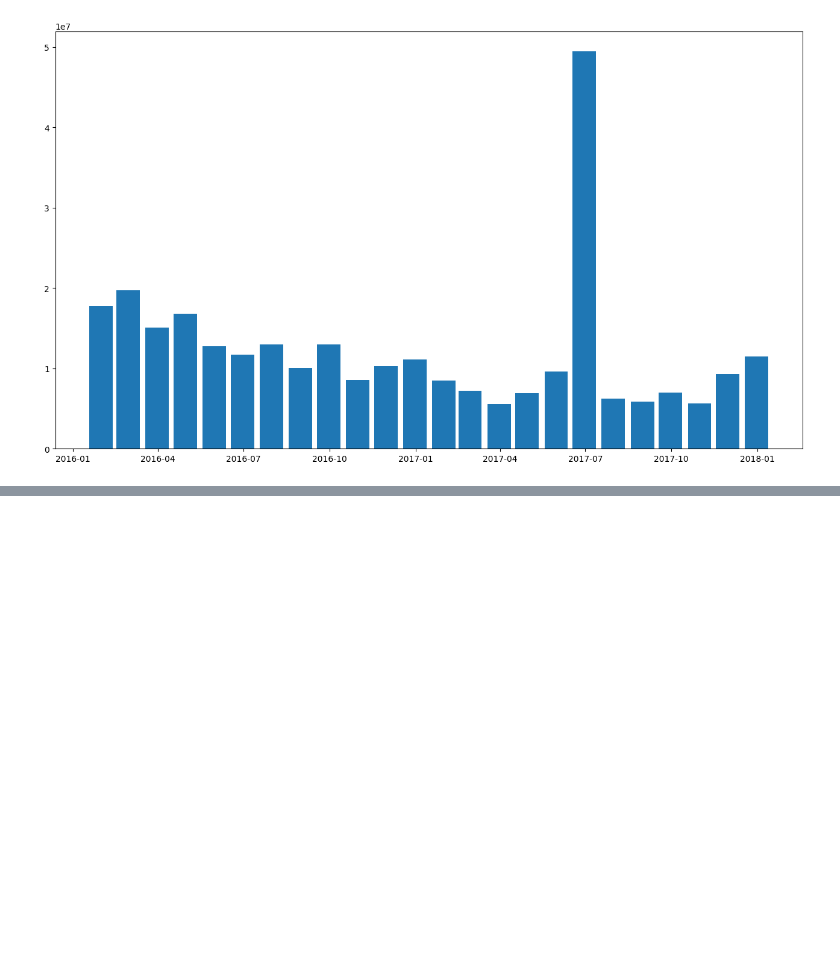
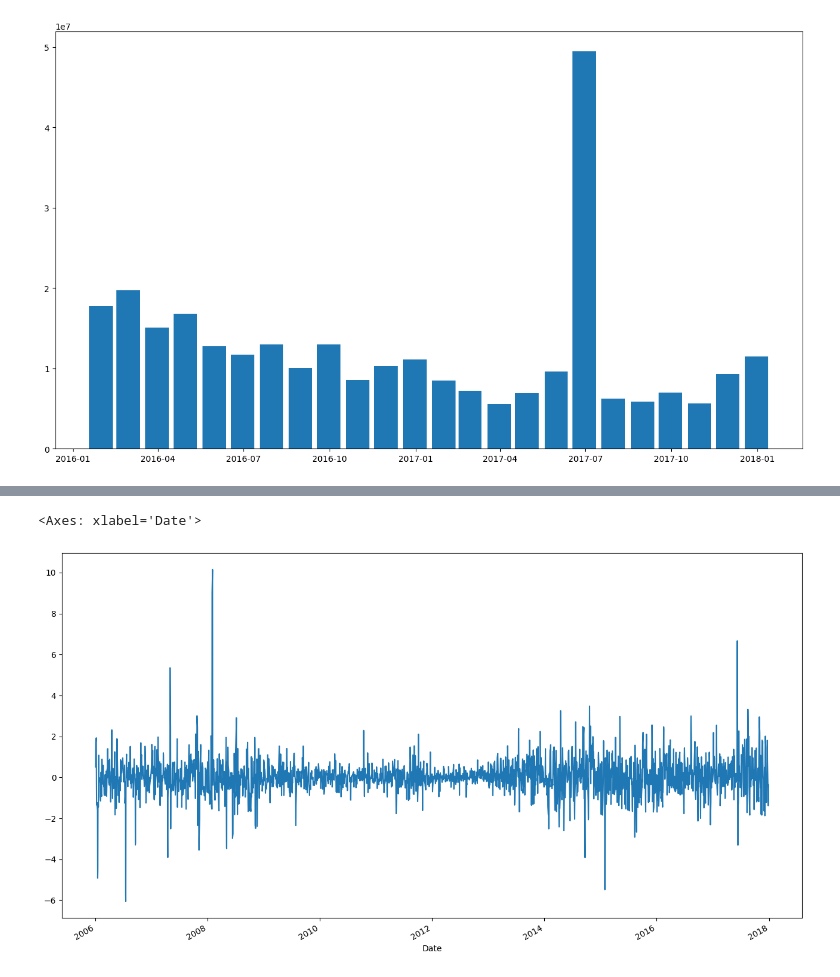
Before and after one commit to EshaanJoshiSDBI/Statistics_Notes, a Jupyter notebook: Statistical_Computing_Using_R_And_Python/Python/TimeSeries.ipynb, the cells around one changed output, grey strips where cells are left out. Saved outputs shown, nothing was run; the diff lists cells and outputs as text; code cells hidden in the pictures; blank space fills up the shorter version.

```diff
--- a/Statistical_Computing_Using_R_And_Python/Python/TimeSeries.ipynb
+++ b/Statistical_Computing_Using_R_And_Python/Python/TimeSeries.ipynb
@@ -63,0 +69,5 @@ ax.bar(df_month['2016':].index, df_month.loc['2016':,'Volume'], width=25, align=
+# %%
+df.High.diff(2).plot(figsize=(16,9))
+# %% [output]
+<Axes: xlabel='Date'>
+[figure, added]
```
Also changed, not shown: parts of 2 cells of this notebook.
